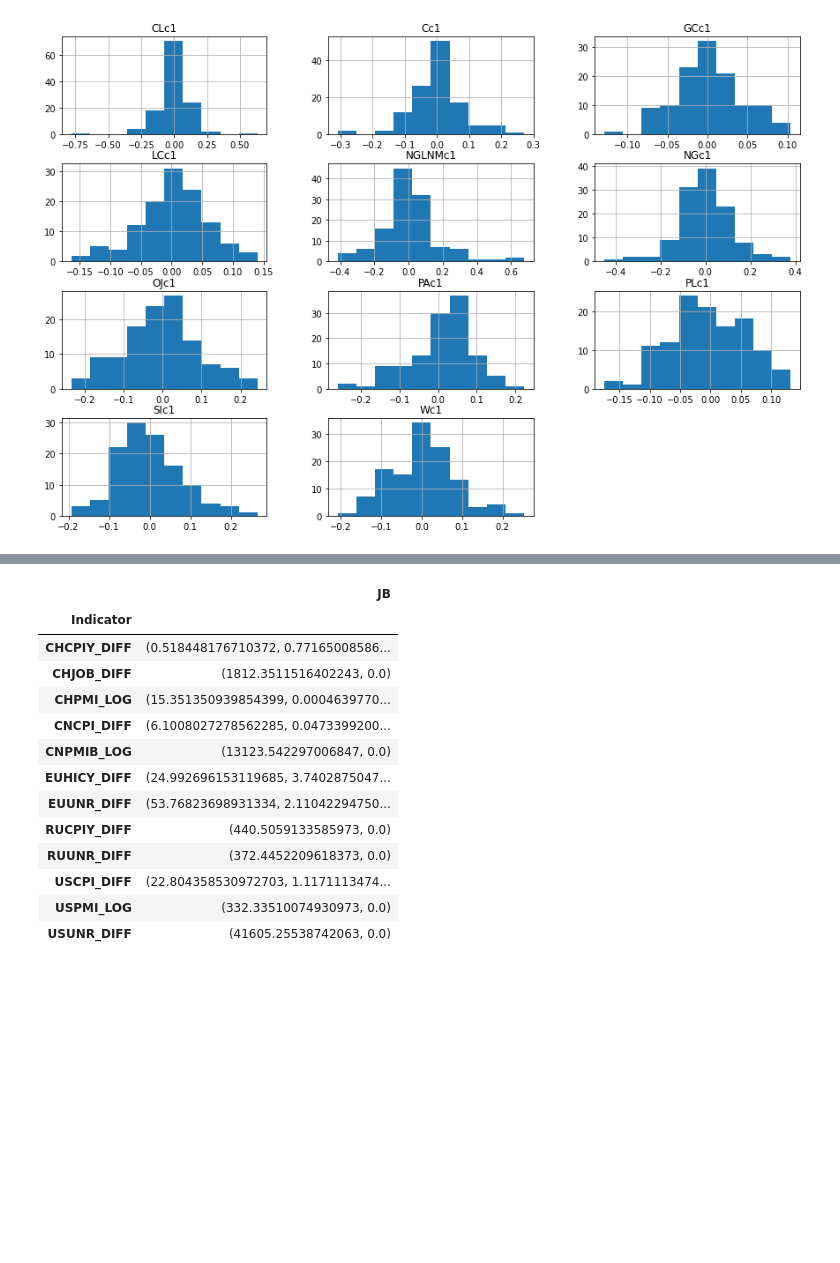
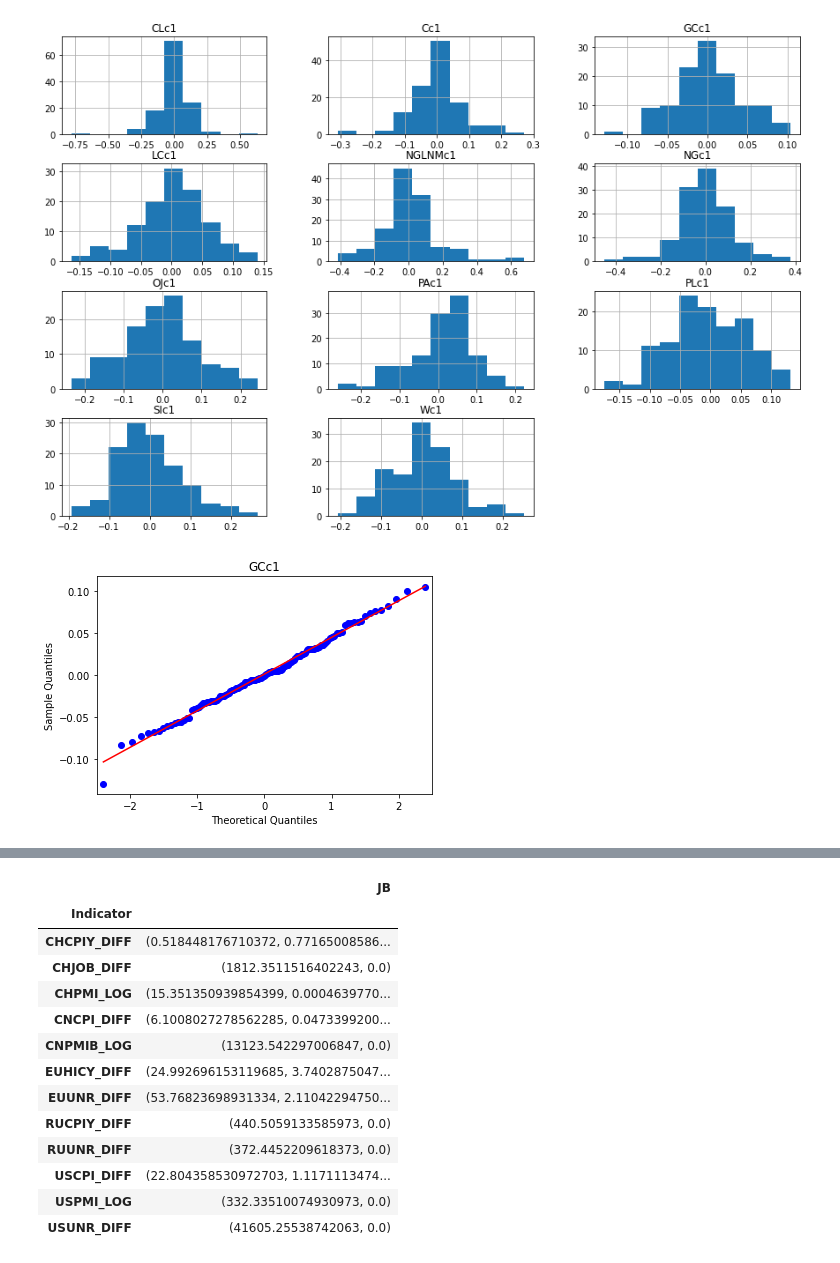
Before and after one commit to Liomat97/AQM, a Jupyter notebook: 3 Analysis.ipynb, the cells around one changed output, grey strips where cells are left out. Saved outputs shown, nothing was run; the diff lists cells and outputs as text; code cells hidden in the pictures; blank space fills up the shorter version.

```diff
--- a/3 Analysis.ipynb
+++ b/3 Analysis.ipynb
@@ -142,3 +110,10 @@ Results_futures_JB
 futures.hist(figsize=(15,10));
 # %% [output]
 [figure]
+# %%
+sm.qqplot(futures['GCc1'], line = "r")
+pylab.title("GCc1")
+plt.savefig('Grafiken\QQ-Plot GCc1')
+pylab.show()
+# %% [output]
+[figure, added]
```
Also changed, not shown: parts of 11 cells of this notebook, 19 other files.
